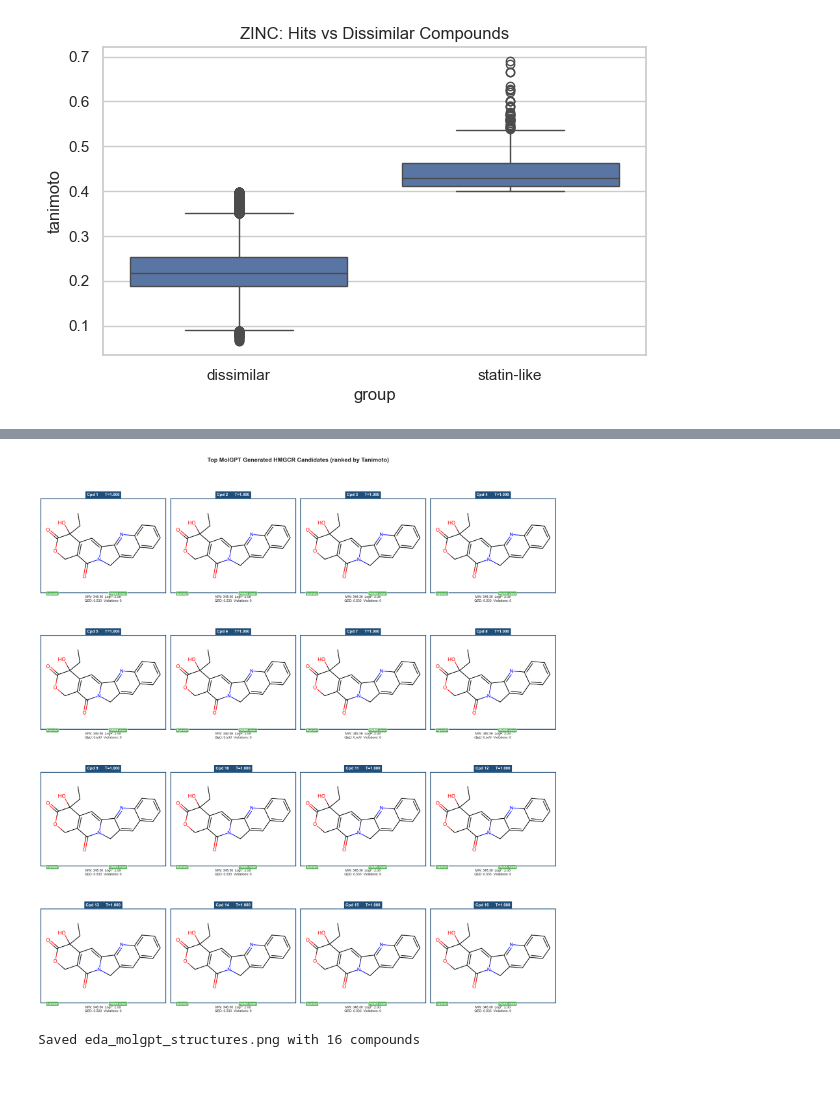
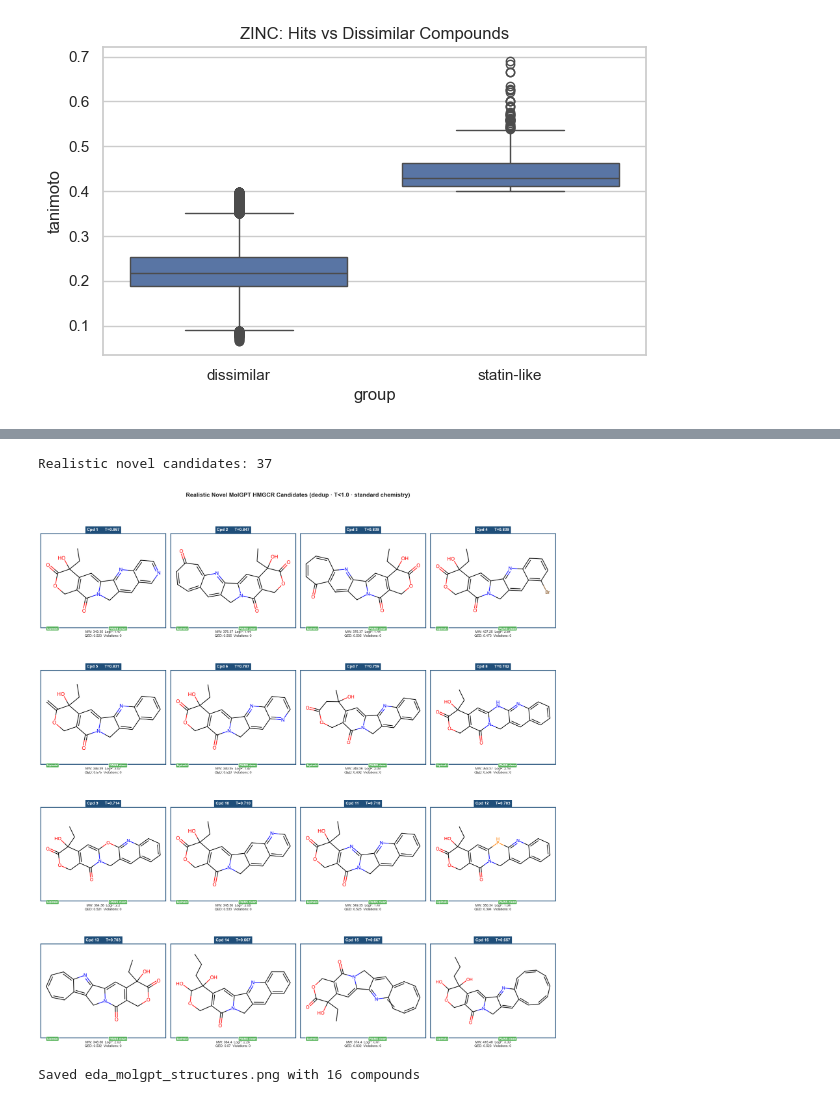
Before and after one commit to Zander-Rothering/Evidence-Aware-Validation-of-AI-Generated-Drug-Candidates-Using-PPI-Networks, a Jupyter notebook: EDA/EDA_GPU.ipynb, the cells around one changed output, grey strips where cells are left out. Drawn from its saved outputs; the diff is of its cells as text; code cells hidden in the pictures.

Commit message:
updated - 16 Novel candidates

```diff
--- a/EDA/EDA_GPU.ipynb
+++ b/EDA/EDA_GPU.ipynb
@@ -379,21 +379,39 @@ Requirement already satisfied: pycparser in /opt/miniconda3/envs/lab277B/lib/pyt
 Requirement already satisfied: webencodings in /opt/miniconda3/envs/lab277B/lib/python3.10/site-packages (from cssselect2->cairosvg) (0.5.1)
 Note: you may need to restart the kernel to use updated packages.
 # %%
-# Visualize the top MolGPT generated HMGCR candidates
+# Visualize the top MolGPT generated HMGCR candidates (realistic only)
+import re
 from rdkit.Chem import Draw
 from rdkit.Chem.Draw import rdMolDraw2D
 from io import BytesIO
 from PIL import Image
 import matplotlib.pyplot as plt
 
+# Realistic-candidate filter applied before ranking:
+#   - drop duplicate SMILES (MolGPT re-samples the same string many times)
+#   - drop T=1.0 exact training-set copies (memorization, not novel generation)
+#   - drop tiny fragments (MW < 250) that pass Tanimoto on statin side-chain alone
+#   - drop exotic heteroatoms / non-standard valences
+EXOTIC = re.compile(r'\[IH\]|\[Se\+?\]|\[PH\+?\]|\[SH\]|\[pH\]|\[c-\]|\[CH\]|\[N\]|\[B\]|\[P\]')
+
+realistic = molgpt_hits[
+    (molgpt_hits['tanimoto'] < 1.0) &
+    (molgpt_hits['violations'] == 0) &
+    (~molgpt_hits['pains']) &
+    (molgpt_hits['mw'] >= 250) &
+    (~molgpt_hits['smiles'].apply(lambda s: bool(EXOTIC.search(s))))
+].drop_duplicates('smiles')
+
+print(f"Realistic novel candidates: {len(realistic)}")
+
 # Select top candidates ranked by Tanimoto (up to 16)
-top = molgpt_hits.sort_values("tanimoto", ascending=False).head(16).reset_index(drop=True)
+top = realistic.sort_values("tanimoto", ascending=False).head(16).reset_index(drop=True)
 n = len(top)
 ncols = 4
 nrows = (n + ncols - 1) // ncols
 
 fig, axes = plt.subplots(nrows, ncols, figsize=(5 * ncols, 5.5 * nrows))
-fig.suptitle("Top MolGPT Generated HMGCR Candidates (ranked by Tanimoto)",
+fig.suptitle("Realistic Novel MolGPT HMGCR Candidates (dedup · T<1.0 · standard chemistry)",
              fontsize=16, fontweight="bold", y=1.0)
 
 if nrows == 1:
@@ -428,35 +446,36 @@ for idx in range(nrows * ncols):
                  backgroundcolor=header_color, pad=8)
 
     # Footer: properties
     props = (f"MW: {entry['mw']}  LogP: {entry['logp']}\n"
              f"QED: {entry['qed']}  Violations: {int(entry['violations'])}")
     ax.set_xlabel(props, fontsize=9, labelpad=8)
 
     # Lipinski / PAINS badges
     lip_color = "#4CAF50" if entry["violations"] == 0 else "#F44336"
     pains_color = "#4CAF50" if not entry["pains"] else "#F44336"
     lip_text = "Lipinski" if entry["violations"] == 0 else f"Lipinski ({int(entry['violations'])} viol)"
     pains_text = "PAINS clean" if not entry["pains"] else "PAINS alert"
 
     ax.annotate(lip_text, xy=(0.05, -0.02), xycoords="axes fraction",
                 fontsize=8, fontweight="bold", color="white",
                 bbox=dict(boxstyle="round,pad=0.3", facecolor=lip_color, alpha=0.9))
     ax.annotate(pains_text, xy=(0.55, -0.02), xycoords="axes fraction",
                 fontsize=8, fontweight="bold", color="white",
                 bbox=dict(boxstyle="round,pad=0.3", facecolor=pains_color, alpha=0.9))
 
     # Border
     for spine in ax.spines.values():
         spine.set_edgecolor(header_color)
         spine.set_linewidth(2)
 
 plt.tight_layout()
 plt.savefig("eda_molgpt_structures.png", dpi=150, bbox_inches="tight")
 plt.show()
 print(f"Saved eda_molgpt_structures.png with {n} compounds")
 # %% [output]
+Realistic novel candidates: 37
-[figure, old version]
+[figure, new version]
-Saved eda_molgpt_structures.png with 16 compounds
+Saved eda_molgpt_structures.png with 16 compounds
 # %%
 # =============================================================
 # REFERENCES
```
Also changed, not shown: 3 other files.
